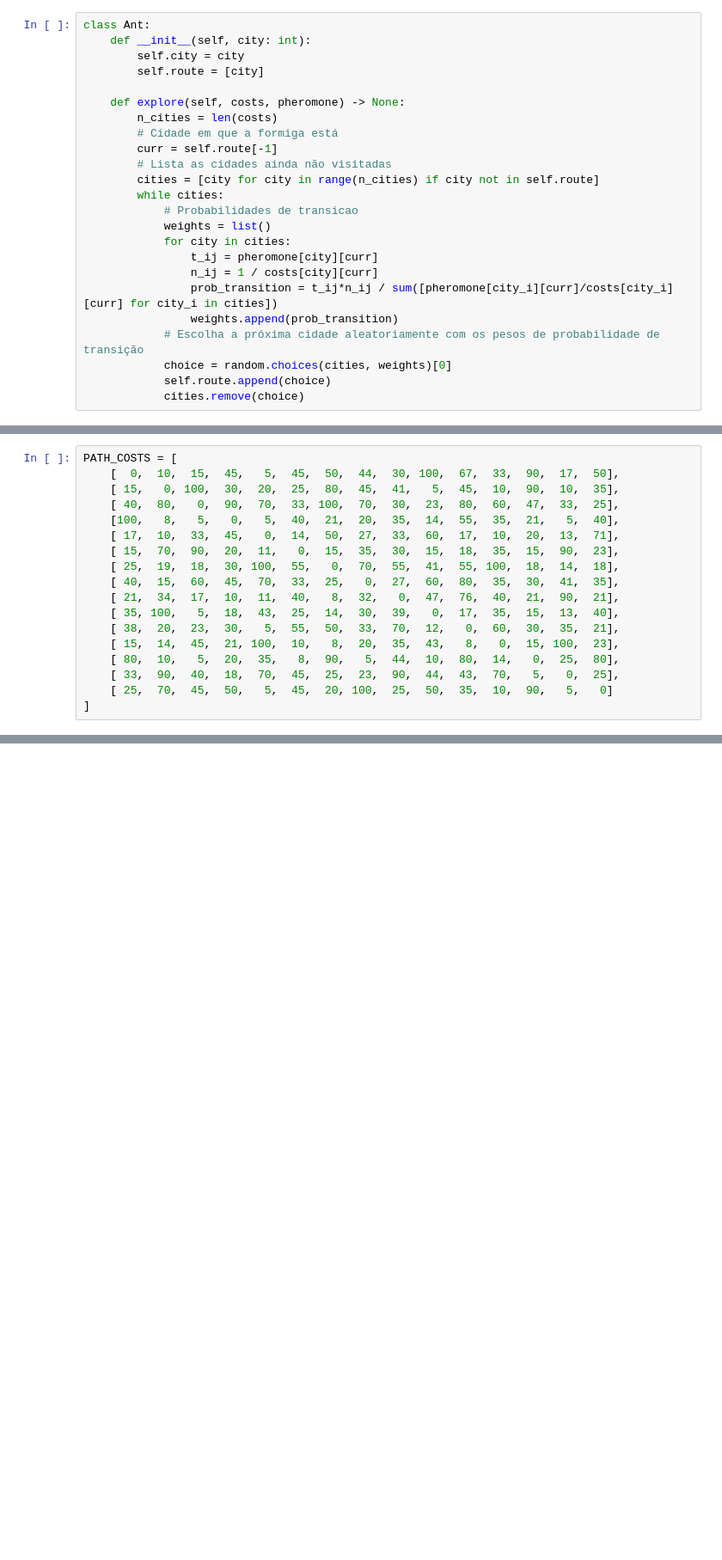
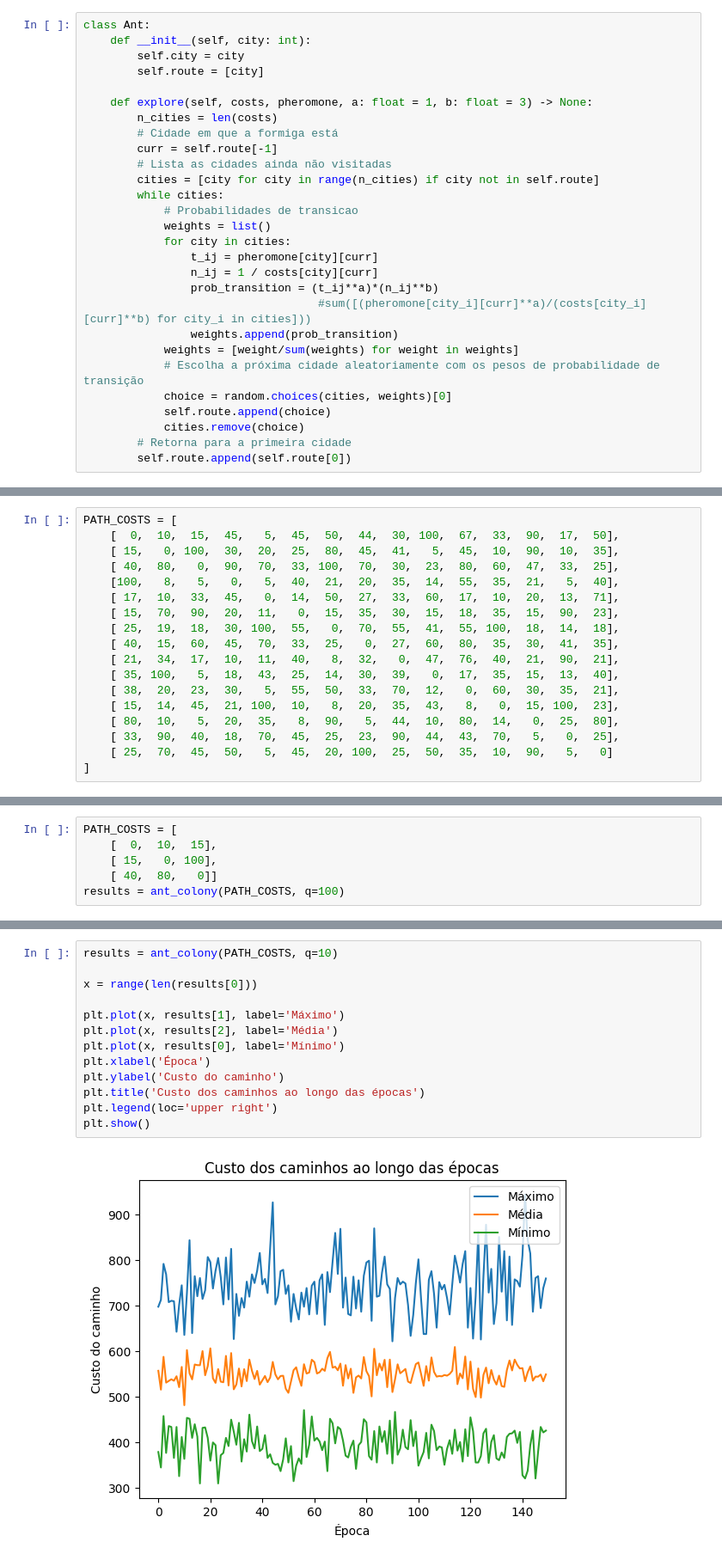
Before and after one commit to LuizGusQueiroz/Ciencia-de-Dados-UFC, a Jupyter notebook: Inteligencia Artificial/Trabalho 1/colonia_de_formigas.ipynb, the cells around one changed output, grey strips where cells are left out. Shown at 86% size. Cells and saved outputs as stored; diff of their text form; blank space fills up the shorter version.

```diff
--- a/Inteligencia Artificial/Trabalho 1/colonia_de_formigas.ipynb
+++ b/Inteligencia Artificial/Trabalho 1/colonia_de_formigas.ipynb
@@ -7,7 +12,7 @@ class Ant:
         self.city = city
         self.route = [city]
 
-    def explore(self, costs, pheromone) -> None:
+    def explore(self, costs, pheromone, a: float = 1, b: float = 3) -> None:
         n_cities = len(costs)
         # Cidade em que a formiga está
         curr = self.route[-1]
@@ -19,10 +24,14 @@ class Ant:
             for city in cities:
                 t_ij = pheromone[city][curr]
                 n_ij = 1 / costs[city][curr]
-                prob_transition = t_ij*n_ij / sum([pheromone[city_i][curr]/costs[city_i][curr] for city_i in cities])
+                prob_transition = (t_ij**a)*(n_ij**b)
+                                   #sum([(pheromone[city_i][curr]**a)/(costs[city_i][curr]**b) for city_i in cities]))
                 weights.append(prob_transition)
+            weights = [weight/sum(weights) for weight in weights]
             # Escolha a próxima cidade aleatoriamente com os pesos de probabilidade de transição
             choice = random.choices(cities, weights)[0]
             self.route.append(choice)
             cities.remove(choice)
+        # Retorna para a primeira cidade
+        self.route.append(self.route[0])
 # %%
@@ -122,0 +139,6 @@ PATH_COSTS = [
+# %%
+PATH_COSTS = [
+    [  0,  10,  15],
+    [ 15,   0, 100],
+    [ 40,  80,   0]]
+results = ant_colony(PATH_COSTS, q=100)
@@ -122,0 +163,15 @@ PATH_COSTS = [
+# %%
+results = ant_colony(PATH_COSTS, q=10)
+
+x = range(len(results[0]))
+
+plt.plot(x, results[1], label='Máximo')
+plt.plot(x, results[2], label='Média')
+plt.plot(x, results[0], label='Mínimo')
+plt.xlabel('Época')
+plt.ylabel('Custo do caminho')
+plt.title('Custo dos caminhos ao longo das épocas')
+plt.legend(loc='upper right')
+plt.show()
+# %% [output]
+[figure, added]
```
Also changed, not shown: parts of 7 cells of this notebook.
